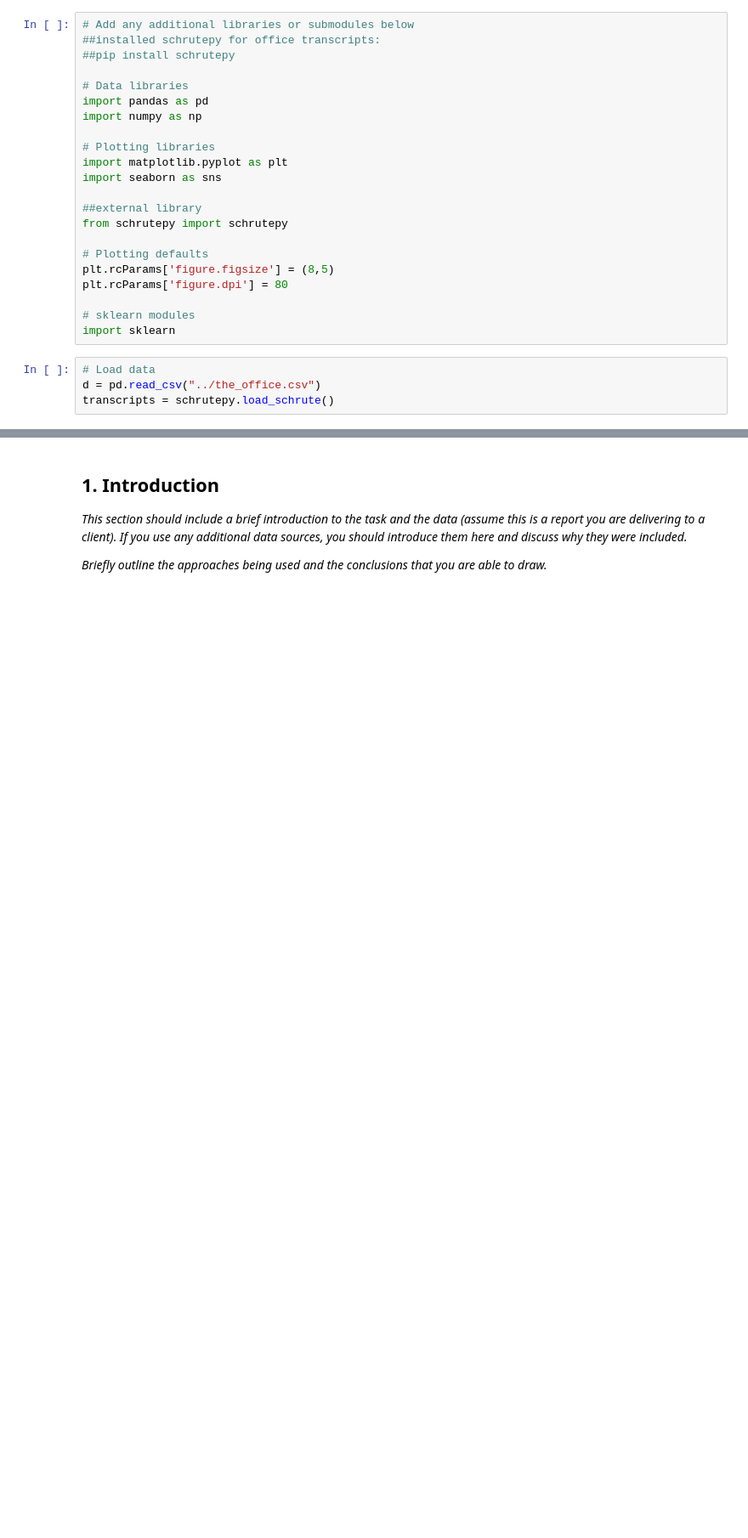
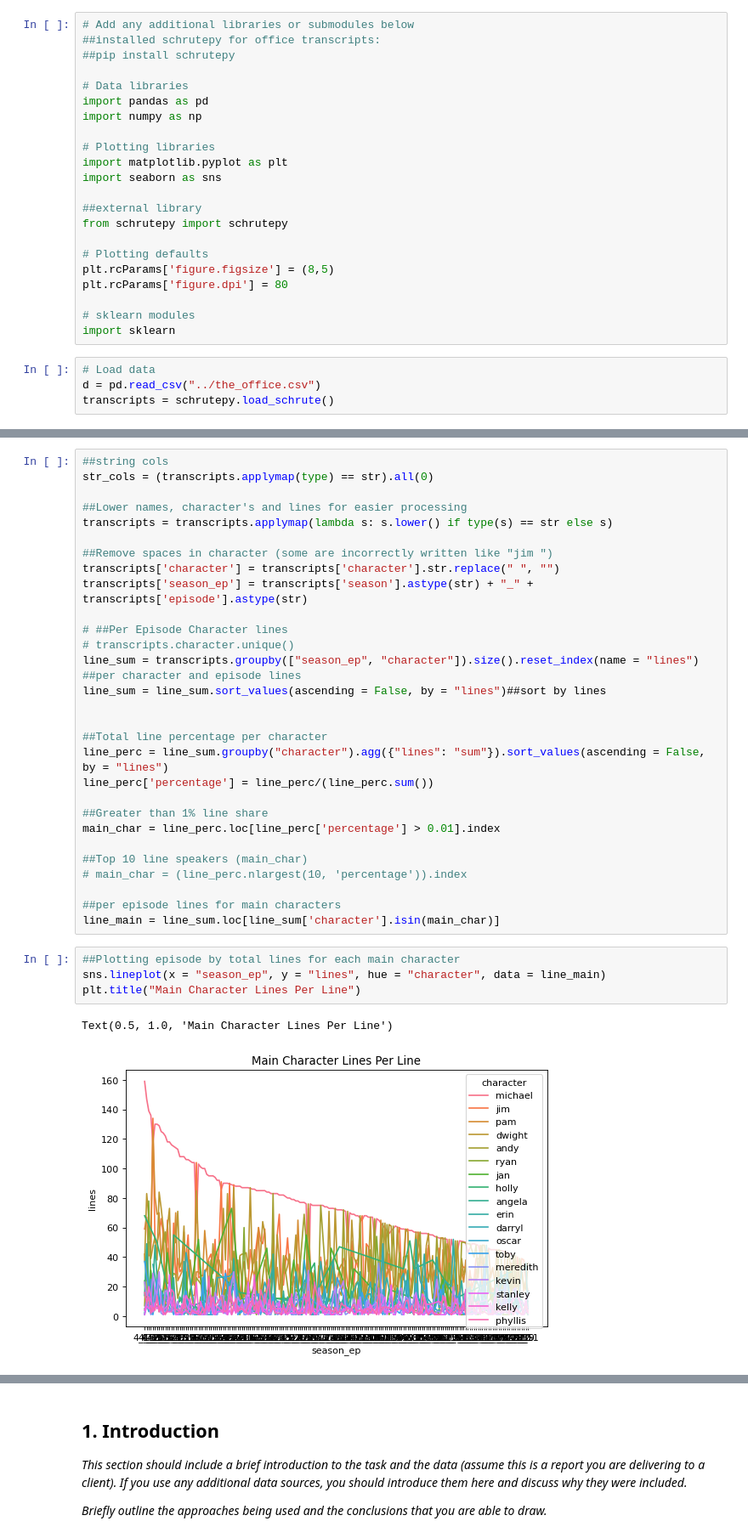
Before and after one commit to anoushka632/mlp-proj1, a Jupyter notebook: Jonathan/Exploration.ipynb, the cells around one changed output, grey strips where cells are left out. Shown at 85% size. Cells and saved outputs as stored; diff of their text form; blank space fills up the shorter version.

Commit message:
Counted lines per main character and presence/absence each writer

```diff
--- a/Jonathan/Exploration.ipynb
+++ b/Jonathan/Exploration.ipynb
@@ -86,0 +48,36 @@ sns.lineplot(x = "season_ep", y = "lines", hue = "character", data = line_main)
+# %%
+##string cols
+str_cols = (transcripts.applymap(type) == str).all(0)
+
+##Lower names, character's and lines for easier processing
+transcripts = transcripts.applymap(lambda s: s.lower() if type(s) == str else s)
+
+##Remove spaces in character (some are incorrectly written like "jim ")
+transcripts['character'] = transcripts['character'].str.replace(" ", "")
+transcripts['season_ep'] = transcripts['season'].astype(str) + "_" + transcripts['episode'].astype(str)
+
+# ##Per Episode Character lines
+# transcripts.character.unique()
+line_sum = transcripts.groupby(["season_ep", "character"]).size().reset_index(name = "lines") ##per character and episode lines
+line_sum = line_sum.sort_values(ascending = False, by = "lines")##sort by lines
+
+
+##Total line percentage per character
+line_perc = line_sum.groupby("character").agg({"lines": "sum"}).sort_values(ascending = False, by = "lines")
+line_perc['percentage'] = line_perc/(line_perc.sum())
+
+##Greater than 1% line share
+main_char = line_perc.loc[line_perc['percentage'] > 0.01].index
+
+##Top 10 line speakers (main_char)
+# main_char = (line_perc.nlargest(10, 'percentage')).index
+
+##per episode lines for main characters
+line_main = line_sum.loc[line_sum['character'].isin(main_char)]
+# %%
+##Plotting episode by total lines for each main character
+sns.lineplot(x = "season_ep", y = "lines", hue = "character", data = line_main)
+plt.title("Main Character Lines Per Line")
+# %% [output]
+Text(0.5, 1.0, 'Main Character Lines Per Line')
+[figure, added]
```
Also changed, not shown: parts of 8 cells of this notebook.
